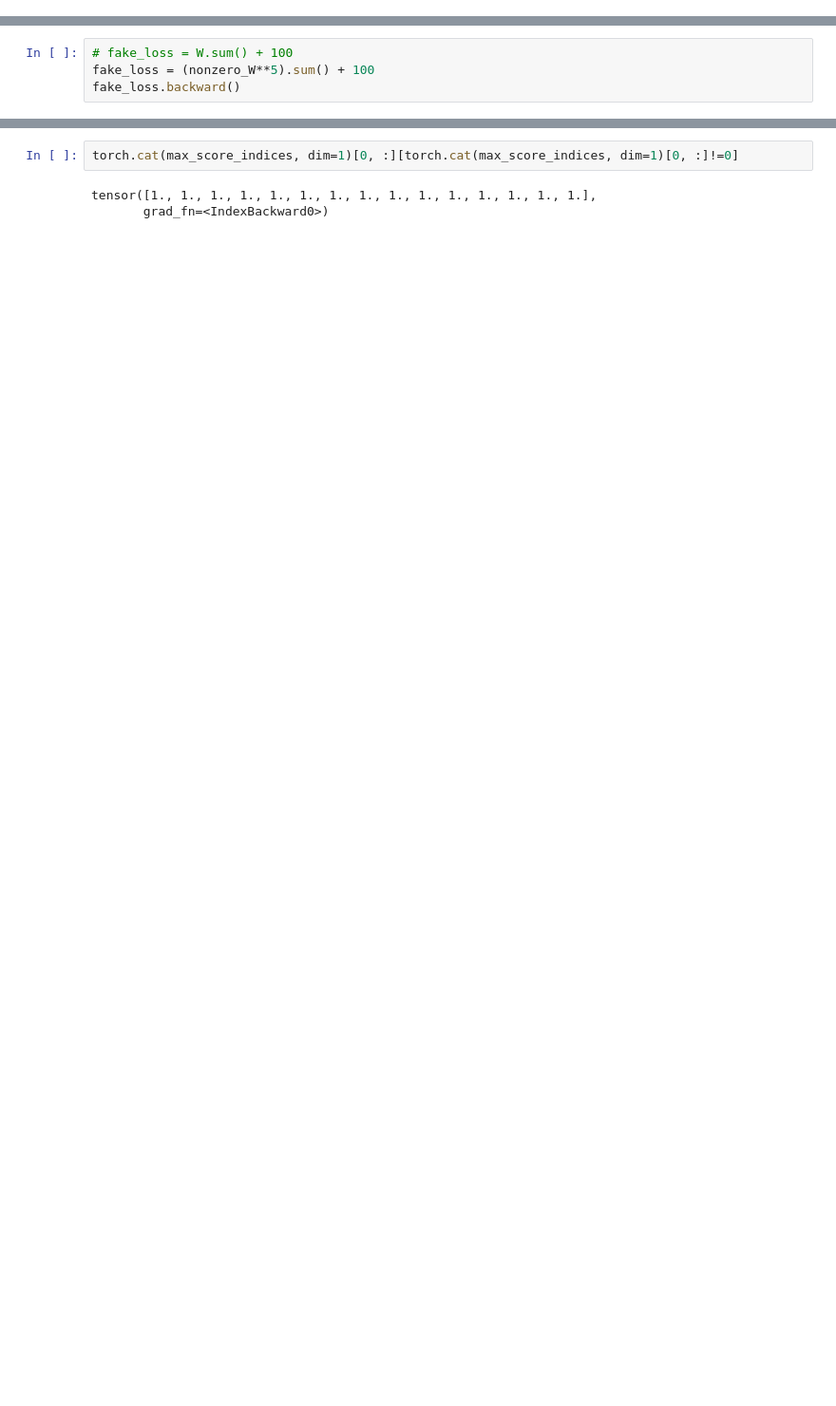
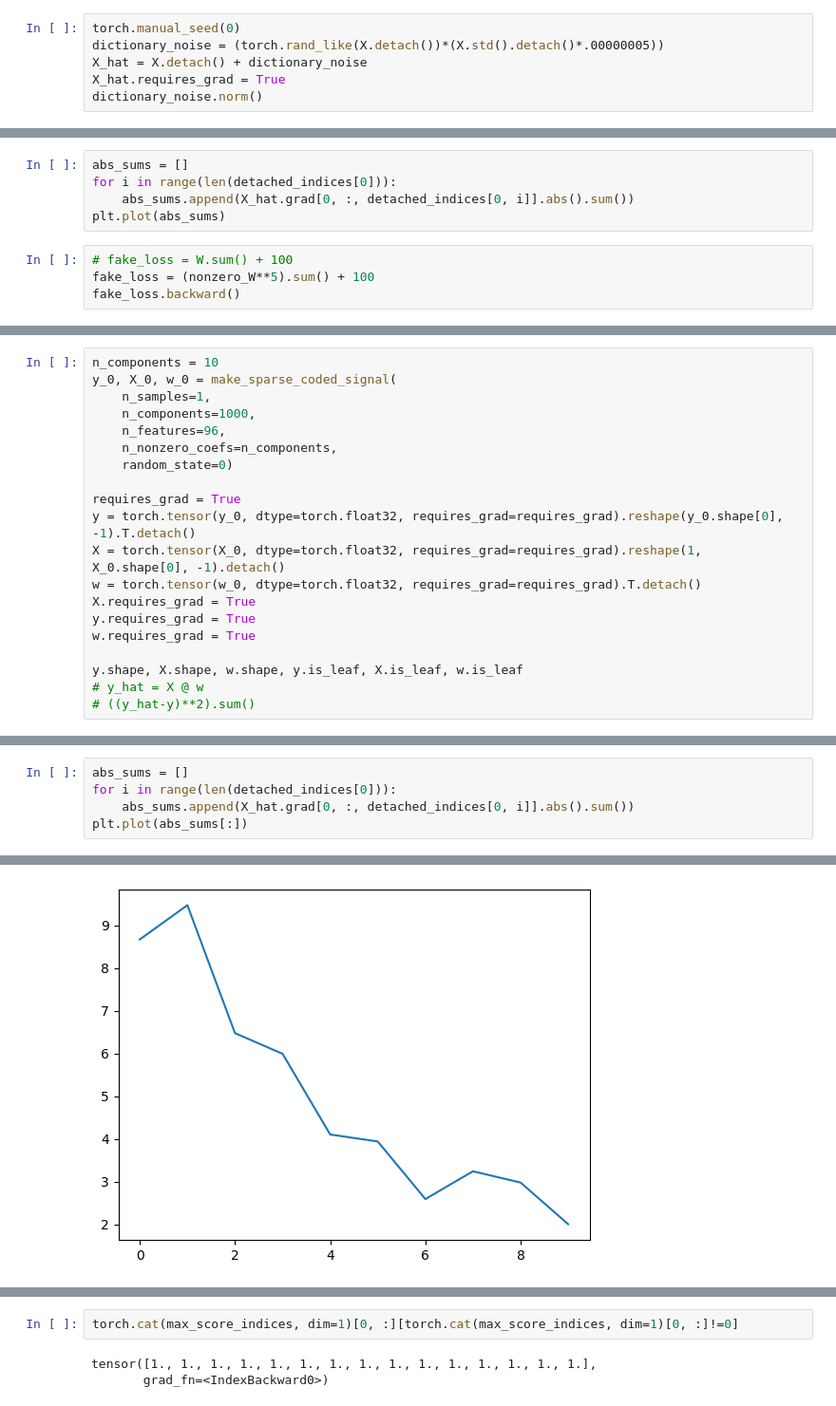
Before and after one commit to MahdiGilany/ts_snr, a Jupyter notebook: notebooks/2_bached_omp_Mahdi_23_6.ipynb, the cells around one changed output, grey strips where cells are left out. Shown at 95% size. Cells and saved outputs as stored; diff of their text form; blank space fills up the shorter version.

```diff
--- a/notebooks/2_bached_omp_Mahdi_23_6.ipynb
+++ b/notebooks/2_bached_omp_Mahdi_23_6.ipynb
@@ -36,0 +62,6 @@ y.shape, X.shape, w.shape, y.is_leaf, X.is_leaf, w.is_leaf
+# %%
+torch.manual_seed(0)
+dictionary_noise = (torch.rand_like(X.detach())*(X.std().detach()*.00000005))
+X_hat = X.detach() + dictionary_noise
+X_hat.requires_grad = True
+dictionary_noise.norm()
@@ -101,3 +201,8 @@ W[torch.arange(batch_sz)[:, None], detached_indices] = nonzero_W.squeeze()
+# %%
+abs_sums = []
+for i in range(len(detached_indices[0])):
+    abs_sums.append(X_hat.grad[0, :, detached_indices[0, i]].abs().sum())
+plt.plot(abs_sums)
 # %%
 # fake_loss = W.sum() + 100
 fake_loss = (nonzero_W**5).sum() + 100
@@ -112,0 +214,20 @@ residuals.is_leaf, X.is_leaf, y.is_leaf, W.is_leaf, dict.is_leaf, z.is_leaf
+# %%
+n_components = 10
+y_0, X_0, w_0 = make_sparse_coded_signal(
+    n_samples=1,
+    n_components=1000,
+    n_features=96,
+    n_nonzero_coefs=n_components,
+    random_state=0)
+
+requires_grad = True
+y = torch.tensor(y_0, dtype=torch.float32, requires_grad=requires_grad).reshape(y_0.shape[0], -1).T.detach()
+X = torch.tensor(X_0, dtype=torch.float32, requires_grad=requires_grad).reshape(1, X_0.shape[0], -1).detach()
+w = torch.tensor(w_0, dtype=torch.float32, requires_grad=requires_grad).T.detach()
+X.requires_grad = True
+y.requires_grad = True
+w.requires_grad = True
+
+y.shape, X.shape, w.shape, y.is_leaf, X.is_leaf, w.is_leaf
+# y_hat = X @ w
+# ((y_hat-y)**2).sum()
@@ -112,0 +364,6 @@ residuals.is_leaf, X.is_leaf, y.is_leaf, W.is_leaf, dict.is_leaf, z.is_leaf
+# %%
+abs_sums = []
+for i in range(len(detached_indices[0])):
+    abs_sums.append(X_hat.grad[0, :, detached_indices[0, i]].abs().sum())
+plt.plot(abs_sums[:])
+# %% [output]
@@ -112,0 +371 @@ residuals.is_leaf, X.is_leaf, y.is_leaf, W.is_leaf, dict.is_leaf, z.is_leaf
+[figure, added]
```
Also changed, not shown: parts of 24 cells of this notebook, 1 other file.
